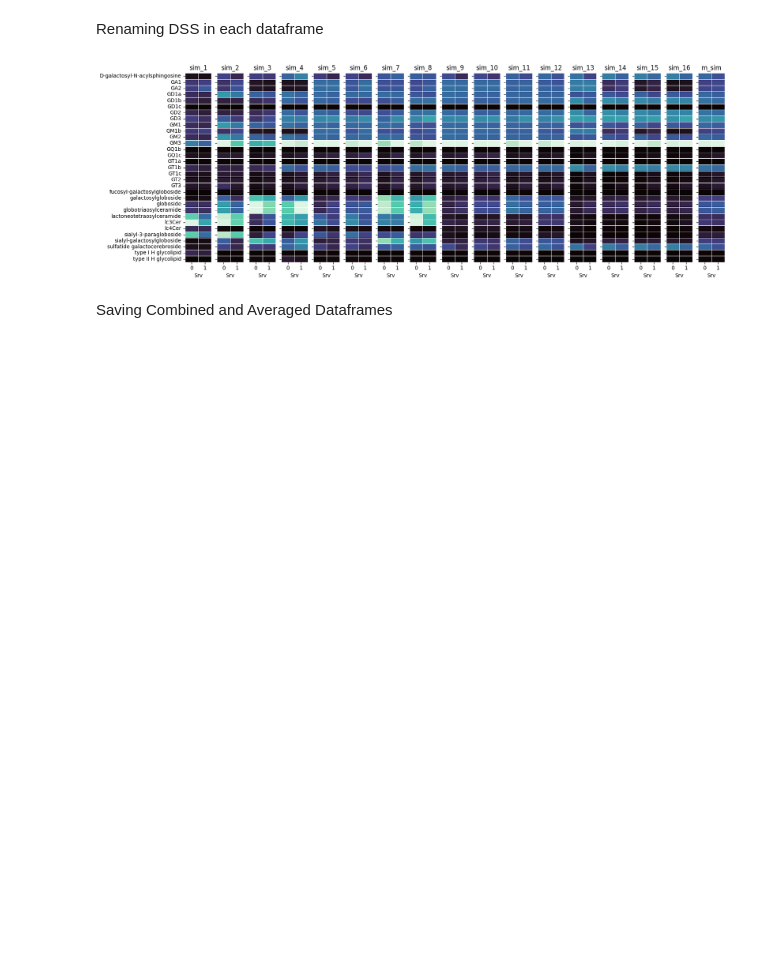
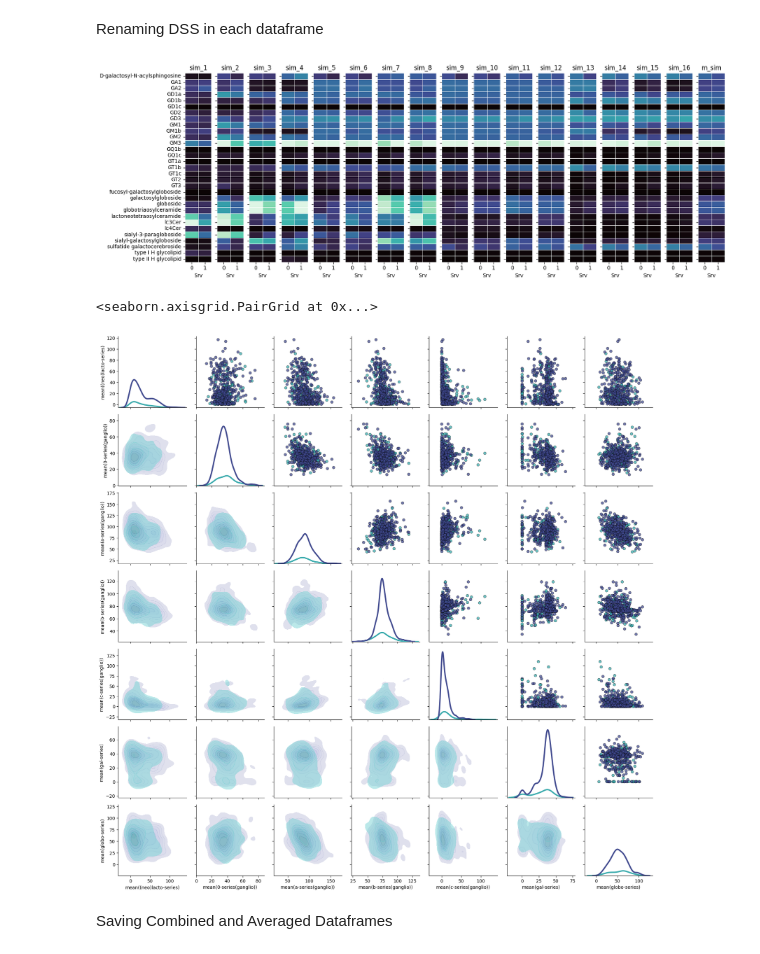
Before and after one commit to JackWJW/LGG_Prognosis_Prediction, a Jupyter notebook: Integrated_Dataset_Tidying.ipynb, the cells around one changed output. Cells and saved outputs as stored; diff of their text form; code cells hidden in the pictures; blank space fills up the shorter version.

```diff
--- a/Integrated_Dataset_Tidying.ipynb
+++ b/Integrated_Dataset_Tidying.ipynb
@@ -122,14 +122,17 @@ plt.show()
 # %% [output]
 [figure]
 # %%
-pairwise_cols = ["DSS",'mean((neo)lacto-series)','mean(0-series(ganglio))','mean(a-series(ganglio))','mean(b-series(ganglio))','mean(c-series(ganglio))',
+pairwise_cols = ["Srv",'mean((neo)lacto-series)','mean(0-series(ganglio))','mean(a-series(ganglio))','mean(b-series(ganglio))','mean(c-series(ganglio))',
             'mean(gal-series)','mean(globo-series)']
 df_pairs = renamed_dict["avg_df"]
 df_pairs = df_pairs[pairwise_cols]
-g = sns.PairGrid(df_pairs,hue="DSS",palette='mako')
+g = sns.PairGrid(df_pairs,hue="Srv",palette='mako')
 g.map_upper(sns.scatterplot, alpha=0.75, edgecolor="black")
 g.map_lower(sns.kdeplot,fill=True,alpha=0.5)
 g.map_diag(sns.kdeplot, lw=3, legend=False)
+# %% [output]
+<seaborn.axisgrid.PairGrid at 0x...>
+[figure, added]
 # %% [markdown]
 Saving Combined and Averaged Dataframes
 # %%
```
